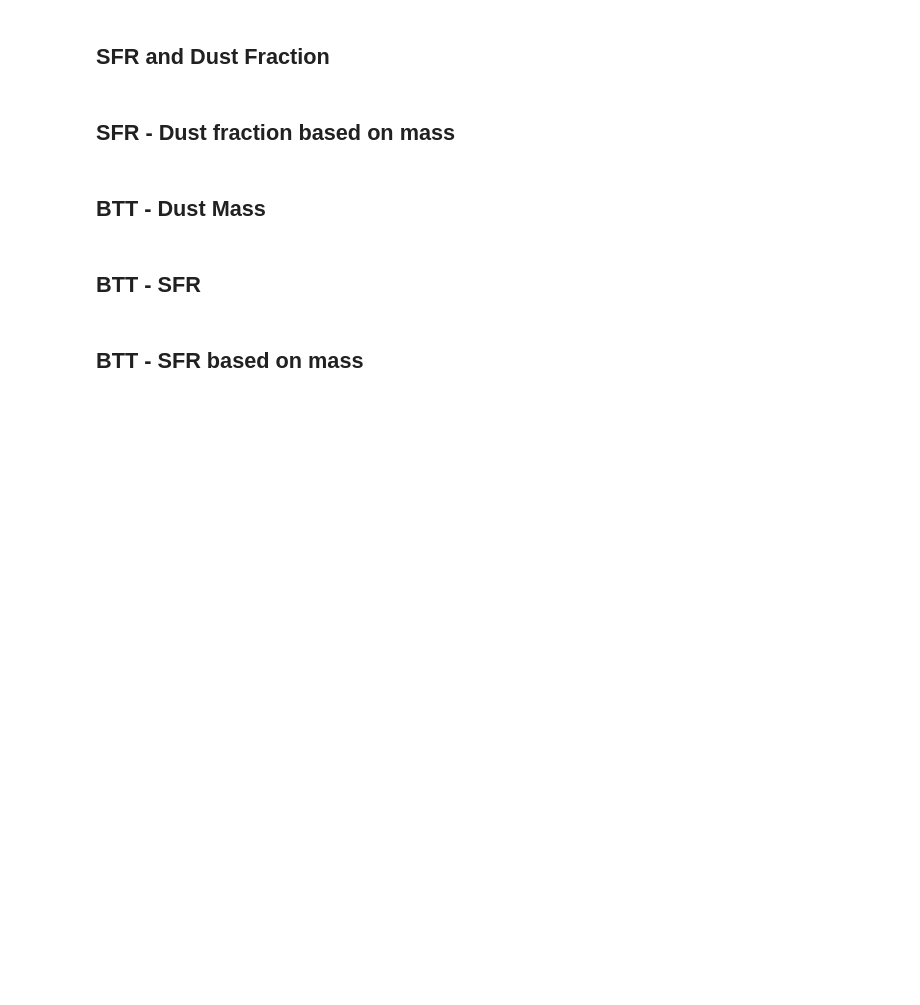
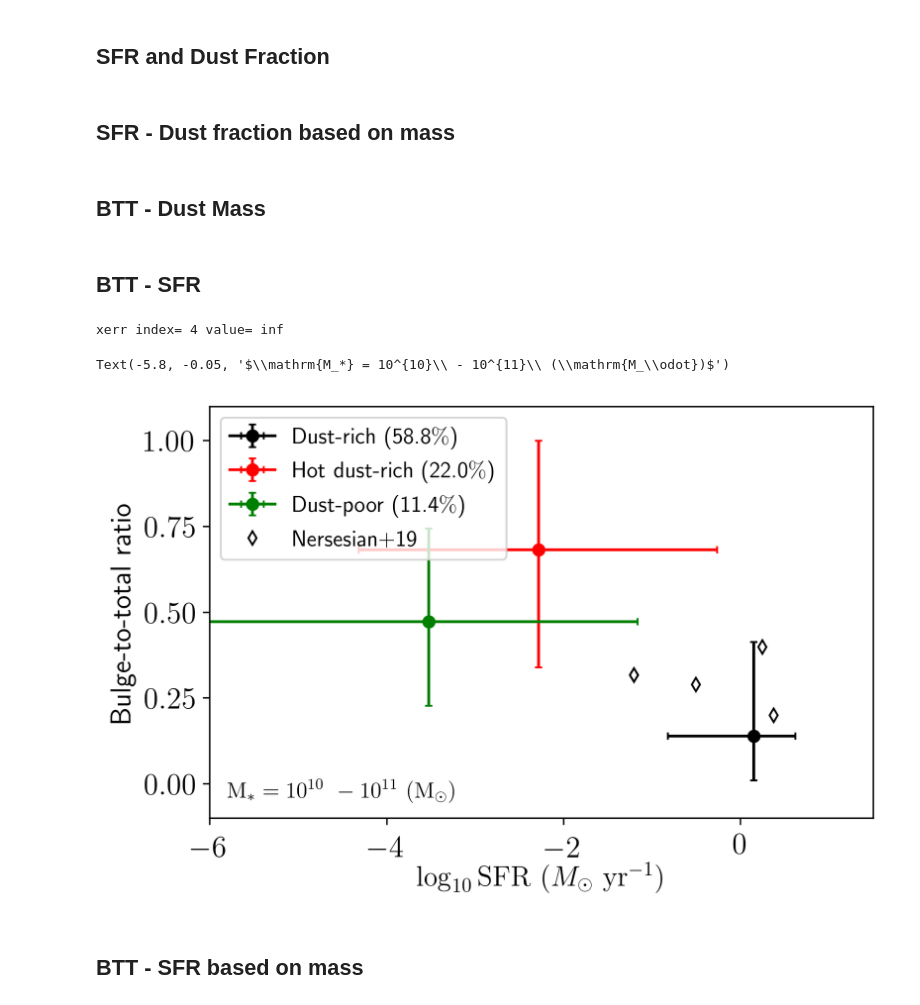
Before and after one commit to darrencroton/sage, a Jupyter notebook: analysis/dust-result.ipynb, the cells around one changed output. Saved outputs shown, nothing was run; the diff lists cells and outputs as text; code cells hidden in the pictures; blank space fills up the shorter version.

```diff
--- a/analysis/dust-result.ipynb
+++ b/analysis/dust-result.ipynb
@@ -3711,7 +3732,7 @@ xerr = []
 yerr = []
 
 #Class A:
-w = np.where((dustfrac > 1e-4) & (sfr > -1.0))[0]
+w = np.where((dustfrac > 1e-4))[0]
 btt_a = btt[w]
 sfr_a = sfr[w]
 med_sfr_a = np.median(sfr_a)
@@ -3728,7 +3749,7 @@ xerr_low_a = abs(low_sfr_a - med_sfr_a)
 xerr_up_a = abs(up_sfr_a - med_sfr_a)
 xerr.append(xerr_low_a)
 xerr.append(xerr_up_a)
-
+'''
 #Class B:
 w = np.where((dustfrac > 1e-4) & (sfr < -1.0))[0]
 btt_b = btt[w]
@@ -3747,7 +3768,7 @@ xerr_low_b = abs(low_sfr_b - med_sfr_b)
 xerr_up_b = abs(up_sfr_b - med_sfr_b)
 xerr.append(xerr_low_b)
 xerr.append(xerr_up_b)
-
+'''
 
 #Class C:
 w = np.where((dustfrac < 1e-4) & (hotfrac > 1e-4))[0]
@@ -3799,46 +3820,52 @@ for i in range(len(yerr)):
         yerr[i] = 5.0
 
 NA = len(btt_a)
-NB = len(btt_b)
+#NB = len(btt_b)
 NC = len(btt_c)
 ND = len(btt_d)
 NT = NA + NB + NC + ND
 
 A = NA / NT * 100
-B = NB / NT * 100
+#B = NB / NT * 100
 C = NC / NT * 100
 D = ND / NT * 100
 
 
 plt.errorbar((med_sfr_a), (med_btt_a), yerr=([(yerr[0])], [(yerr[1])]),
          xerr=([(xerr[0])], [(xerr[1])]), color='k', marker='o',
-            label="Star forming dust-rich (%.1f" % A + '$\%$)')
+            label="Dust-rich (%.1f" % A + '$\%$)')
+'''
 plt.errorbar((med_sfr_b),(med_btt_b), yerr=([(yerr[2])], [(yerr[3])]),
          xerr=([(xerr[2])], [(xerr[3])]), color='b', marker='o',
             label="Quenched dust-rich (%.1f" % B + '$\%$)')
-plt.errorbar((med_sfr_c), (med_btt_c), yerr=([(yerr[4])], [(yerr[5])]),
-         xerr=([(xerr[4])], [(xerr[5])]), color='r', marker='o',
+'''
+plt.errorbar((med_sfr_c), (med_btt_c), yerr=([(yerr[2])], [(yerr[3])]),
+         xerr=([(xerr[2])], [(xerr[3])]), color='r', marker='o',
             label="Hot dust-rich (%.1f" % C + '$\%$)')
 
-plt.errorbar(med_sfr_d, (med_btt_d), yerr=([(yerr[6])], [(yerr[7])]),
-         xerr=([xerr[6]], [(xerr[7])]), xuplims=0, color='g', marker='o',
+plt.errorbar(med_sfr_d, (med_btt_d), yerr=([(yerr[4])], [(yerr[5])]),
+         xerr=([xerr[4]], [(xerr[5])]), xuplims=0, color='g', marker='o',
             label="Dust-poor (%.1f" % D + '$\%$)')
 
 x = [0.38, 0.25, -0.5, -1.2]
 y = [10**(-0.7), 10**(-0.4), 10**(-0.54), 10**(-0.5)]
 plt.errorbar(x, y, fmt='kd', markersize=5, mfc='white', label='Nersesian+19')
-plt.errorbar(-1.2, 10**(-0.5), fmt='bd', markersize=5, mfc='white')
+plt.errorbar(-1.2, 10**(-0.5), fmt='kd', markersize=5, mfc='white')
 
 plt.xlim(-6, 1.5)
 plt.ylim(-0.1, 1.1)
 plt.legend(loc='upper left')
 plt.xlabel(r'$\log_{10} \mathrm{SFR}\ (M_{\odot}\ \mathrm{yr}^{-1})$', fontsize=15)
 plt.ylabel('Bulge-to-total ratio', fontsize = 15)
 plt.tight_layout()
 
 #plt.text(-5.8, 0.05, 'z=0.000')
 plt.text(-5.8, -0.05, r'$\mathrm{M_*} = 10^{10}\ - 10^{11}\ (\mathrm{M_\odot})$')
-plt.savefig("plots/btt-sfr-MW-play2b-v2.png")
+#plt.savefig("plots/btt-sfr-MW-play2b-v2.png")
+# %% [output]
+xerr index= 4 value= inf
+Text(-5.8, -0.05, '$\\mathrm{M_*} = 10^{10}\\ - 10^{11}\\ (\\mathrm{M_\\odot})$')
+[figure, added]
 # %% [markdown]
 ## BTT - SFR based on mass
 # %%
```
Also changed, not shown: parts of 16 cells of this notebook.
